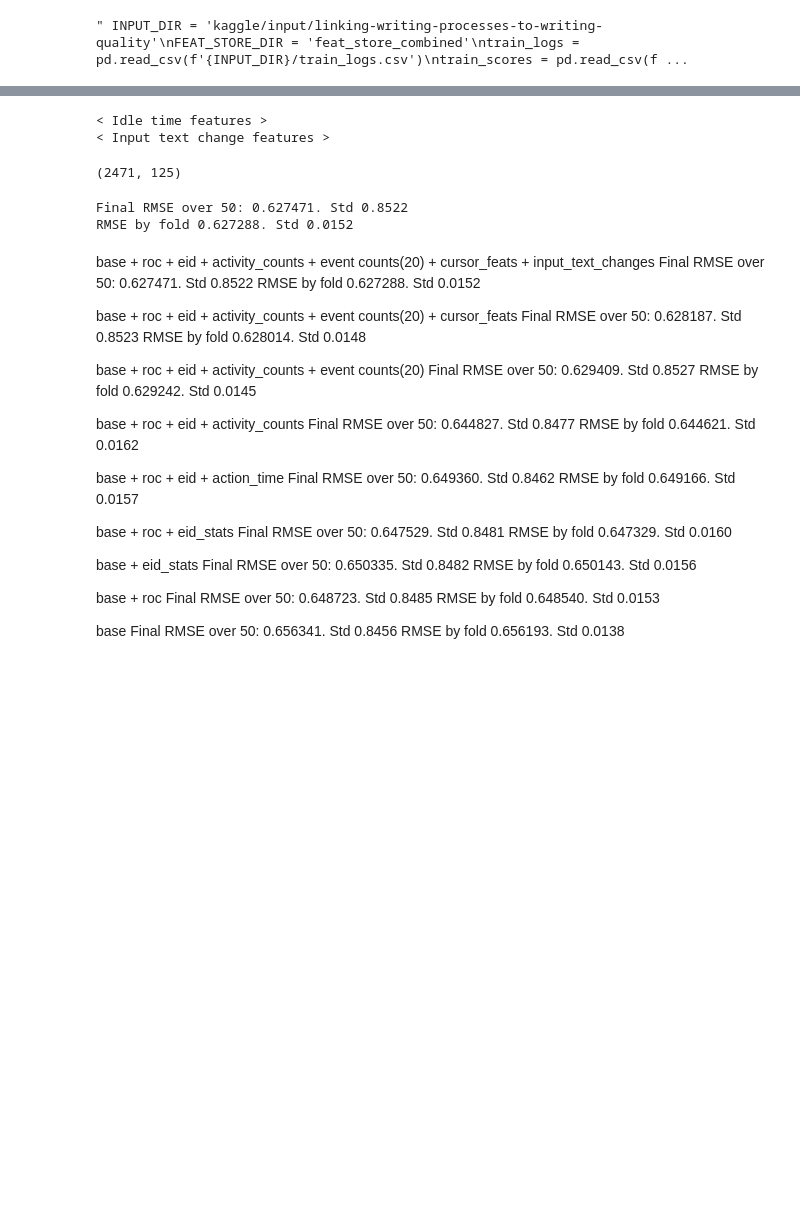
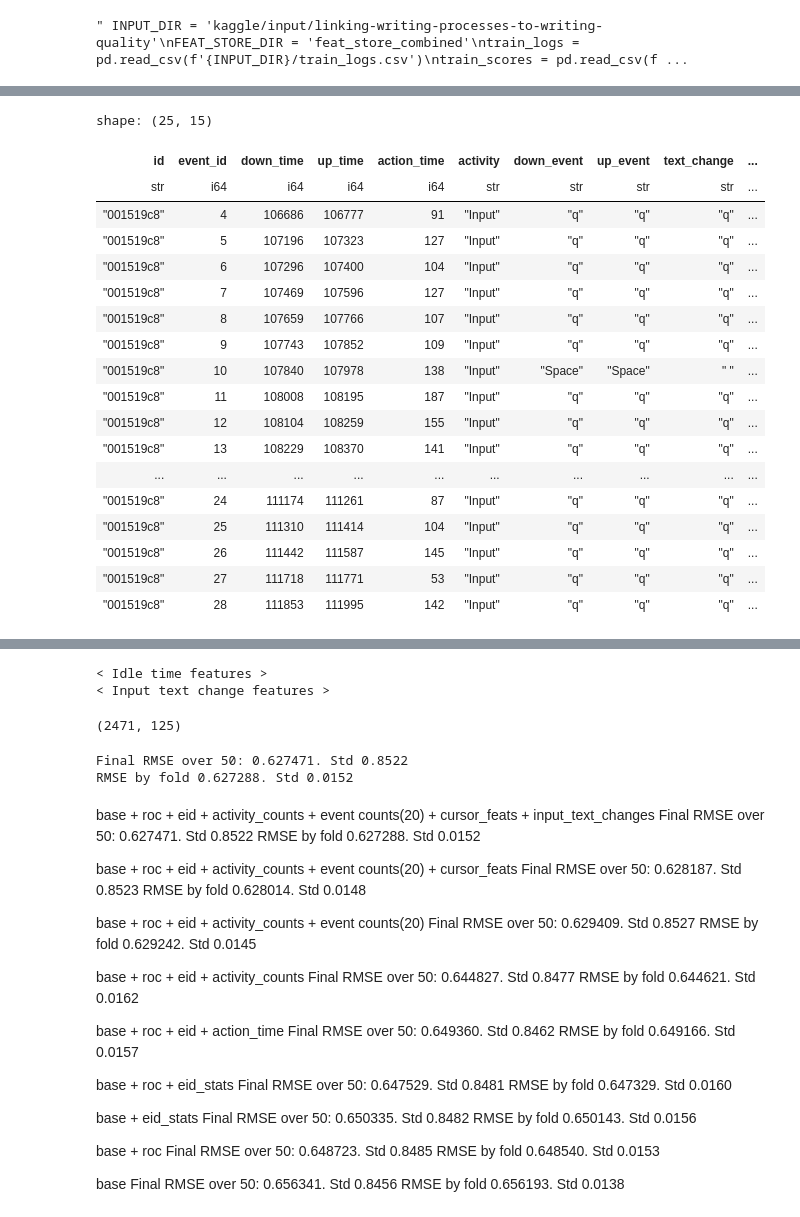
Before and after one commit to uallende/linking_writing_quality, a Jupyter notebook: EDA.ipynb, the cells around one changed output, grey strips where cells are left out. Cells and saved outputs as stored; diff of their text form; code cells hidden in the pictures; blank space fills up the shorter version.

```diff
--- a/EDA.ipynb
+++ b/EDA.ipynb
@@ -42,3 +42,10 @@ shape: (8, 11)
 | "001519c8" | 6 | 107296 | 107400 | 104 | "Input" | "q" | "q" | "q" | ... |
 | "001519c8" | 7 | 107469 | 107596 | 127 | "Input" | "q" | "q" | "q" | ... |
 | "001519c8" | 8 | 107659 | 107766 | 107 | "Input" | "q" | "q" | "q" | ... |
+# %%
+df = logs.clone()
+temp = df.with_columns(pl.col('up_time').shift().over('id').alias('up_time_lagged'))
+temp = temp.with_columns((abs(pl.col('down_time') - pl.col('up_time_lagged')) / 1000).fill_null(0).alias('time_diff'))
+temp = temp.filter(pl.col('activity').is_in(['Input', 'Remove/Cut']))
+temp = temp.with_columns(pl.col('time_diff')<2)
+temp.collect().head()
@@ -44,0 +61,29 @@ shape: (8, 11)
+# %%
+temp2 = temp.with_columns(
+    pl.col('time_diff').is_first_distinct().over(['id']).alias('start_of_burst'),
+    pl.col('time_diff').is_last_distinct().over(['id']).alias('end_of_burst'),
+    ).collect()
+
+
+temp2.filter((~pl.col('start_of_burst') & (pl.col('end_of_burst')) |  (pl.col('start_of_burst') & (~pl.col('end_of_burst')))))
+temp2.head(25)
+# %% [output]
+shape: (25, 15)
+| id | event_id | down_time | up_time | action_time | activity | down_event | up_event | text_change | ... |
+| str | i64 | i64 | i64 | i64 | str | str | str | str | ... |
+| "001519c8" | 4 | 106686 | 106777 | 91 | "Input" | "q" | "q" | "q" | ... |
+| "001519c8" | 5 | 107196 | 107323 | 127 | "Input" | "q" | "q" | "q" | ... |
+| "001519c8" | 6 | 107296 | 107400 | 104 | "Input" | "q" | "q" | "q" | ... |
+| "001519c8" | 7 | 107469 | 107596 | 127 | "Input" | "q" | "q" | "q" | ... |
+| "001519c8" | 8 | 107659 | 107766 | 107 | "Input" | "q" | "q" | "q" | ... |
+| "001519c8" | 9 | 107743 | 107852 | 109 | "Input" | "q" | "q" | "q" | ... |
+| "001519c8" | 10 | 107840 | 107978 | 138 | "Input" | "Space" | "Space" | " " | ... |
+| "001519c8" | 11 | 108008 | 108195 | 187 | "Input" | "q" | "q" | "q" | ... |
+| "001519c8" | 12 | 108104 | 108259 | 155 | "Input" | "q" | "q" | "q" | ... |
+| "001519c8" | 13 | 108229 | 108370 | 141 | "Input" | "q" | "q" | "q" | ... |
+| ... | ... | ... | ... | ... | ... | ... | ... | ... | ... |
+| "001519c8" | 24 | 111174 | 111261 | 87 | "Input" | "q" | "q" | "q" | ... |
+| "001519c8" | 25 | 111310 | 111414 | 104 | "Input" | "q" | "q" | "q" | ... |
+| "001519c8" | 26 | 111442 | 111587 | 145 | "Input" | "q" | "q" | "q" | ... |
+| "001519c8" | 27 | 111718 | 111771 | 53 | "Input" | "q" | "q" | "q" | ... |
+| "001519c8" | 28 | 111853 | 111995 | 142 | "Input" | "q" | "q" | "q" | ... |
```
Also changed, not shown: parts of 9 cells of this notebook, 1 other file.
